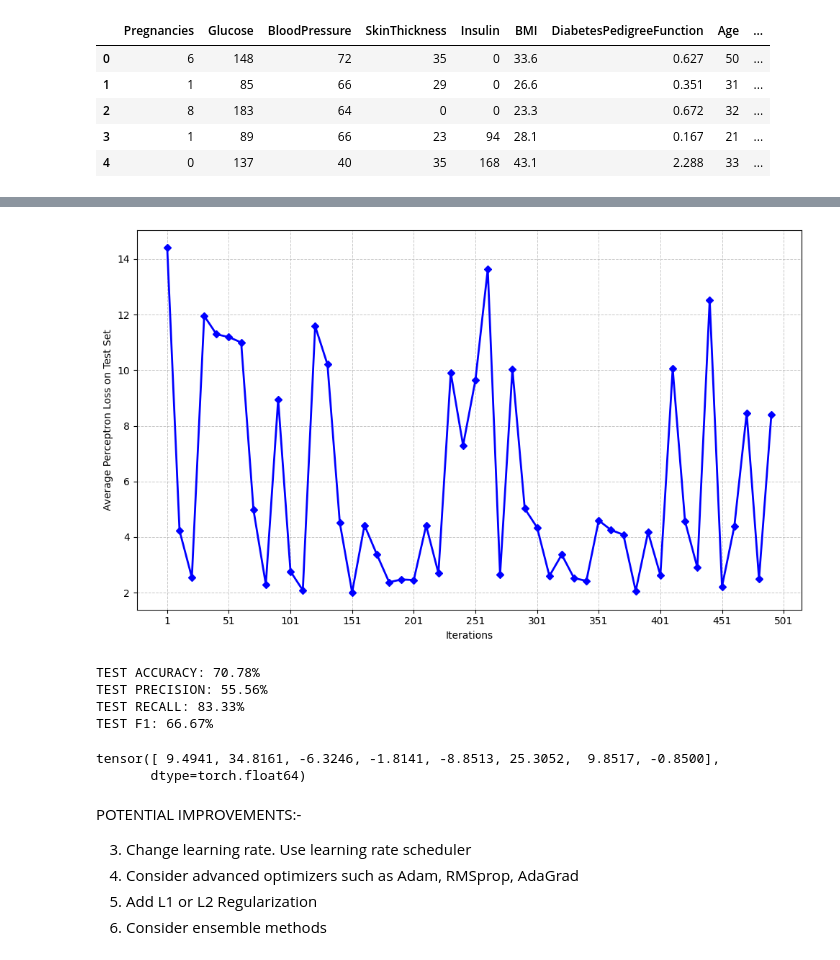
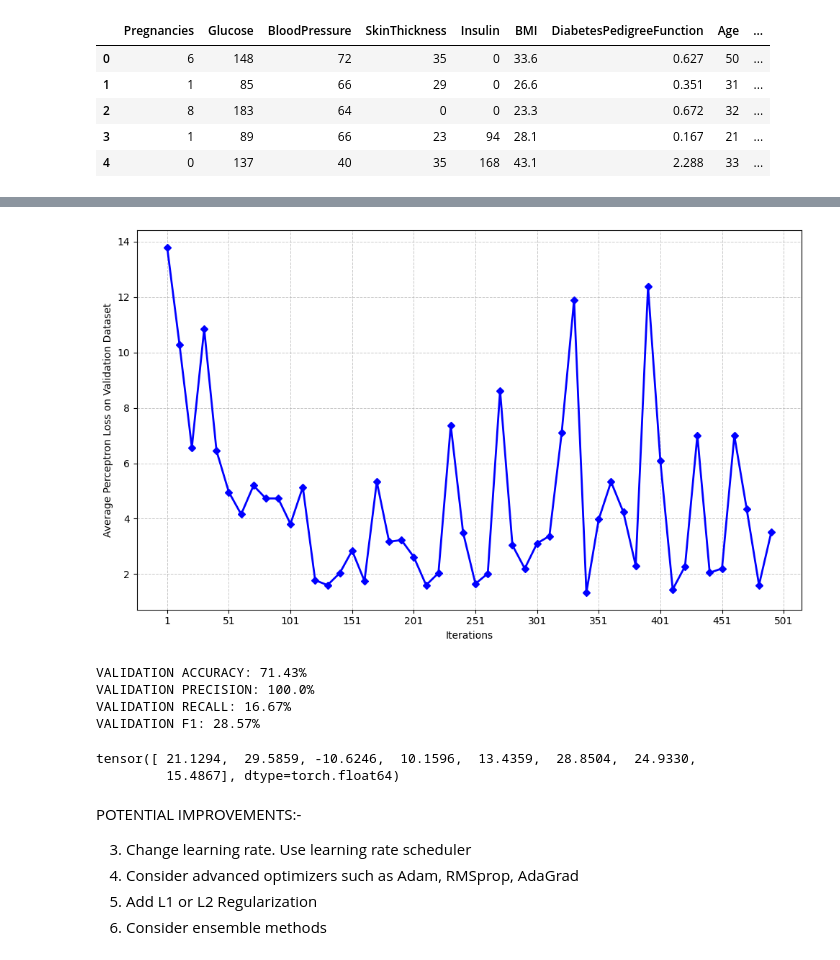
Before and after one commit to dasgauranga2/Deep-Learning-Fundamentals-Assignment-1, a Jupyter notebook: Assignment 1.ipynb, the cells around one changed output, grey strips where cells are left out. Cells and saved outputs as stored; diff of their text form; code cells hidden in the pictures.

Commit message:
Split dataset into three parts

```diff
--- a/Assignment 1.ipynb
+++ b/Assignment 1.ipynb
@@ -59,9 +109,9 @@ lr = 0.1
 # NO. OF ITERATIONS
 n_iter = 500
 # %%
-# WEIGHT VECTOR ALSO CONTAINING THE BIAS
+# WEIGHT VECTOR
 # INITIALIZED TO ZERO
-w = torch.zeros(x.shape[1], dtype=torch.float64)
+w1 = torch.zeros(x.shape[1], dtype=torch.float64)
 # %%
 # INDICATOR FUNCTION
 # IT RETURNS 1 WHEN THE PERCEPTRON MAKES A MISCLASSIFICATION
@@ -93,12 +144,26 @@ def predict(x,w):
         preds.append(pred)
 
     return torch.tensor(preds)
+# %%
+# FUNCTION TO PLOT THE LOSS CURVE
+def plot_losses(losses, xlabel='', ylabel=''):
+    plt.figure(figsize=(10, 6))
+
+    plt.grid(True, which='both', linestyle='--', linewidth=0.7, alpha=0.7)
+
+    plt.plot(list(range(1,500,10)), losses, color='b', linestyle='-', linewidth=2, marker='D', markersize=5)
+
+    plt.xticks(list(range(1,550,50)))
+    plt.xlabel(xlabel)
+    plt.ylabel(ylabel)
+    plt.tight_layout()
+    plt.show()
 # %%
-test_losses = []
+val_losses = []
 # %%
 for j in range(n_iter):
     # VECTOR USED TO UPDATE THE WEIGHT VECTOR
-    weight_update = torch.zeros_like(w)
+    weight_update = torch.zeros_like(w1)
 
     for i in range(x_train.shape[0]):
         # INPUT VECTOR
@@ -106,51 +171,41 @@ for j in range(n_iter):
         # TARGET LABEL
         yi = y_train[i]
         # VALUE OF INDICATOR FUNCTION
-        ind = indicator_func(xi,yi,w)
+        ind = indicator_func(xi,yi,w1)
 
         # ADD THE PERCEPTRON UPDATES FOR EACH ITERATION
         weight_update = weight_update + (yi*xi*ind)
 
     # UPDATE THE WEIGHT VECTOR
-    w = w + lr*weight_update
+    w1 = w1 + lr*weight_update
 
     if j%10 == 0:
-        # CALCULATE THE PERCEPTRON LOSS ON THE TEST DATASET
-        test_losses.append(loss_func(x_test,y_test,w))
+        # CALCULATE THE PERCEPTRON LOSS ON THE VALIDATION DATASET
+        val_losses.append(loss_func(x_val,y_val,w1))
 # %%
-plt.figure(figsize=(10, 6))
-
-plt.grid(True, which='both', linestyle='--', linewidth=0.7, alpha=0.7)
-
-plt.plot(list(range(1,500,10)), test_losses, color='b', linestyle='-', linewidth=2, marker='D', markersize=5, label='Test Loss')
-
-plt.xticks(list(range(1,550,50)))
-plt.xlabel('Iterations')
-plt.ylabel('Average Perceptron Loss on Test Set')
-#plt.title('Perceptron Loss on the Test Set')
-plt.tight_layout()
-plt.show()
+# PLOT THE VALIDATION SET LOSS CURVE
+plot_losses(val_losses, 'Iterations', 'Average Perceptron Loss on Validation Dataset')
 # %% [output]
-[figure, old version]
+[figure, new version]
 # %%
-# GET THE MODEL PREDICTIONS ON THE TEST SET
-preds = predict(x_test,w)
+# GET THE MODEL PREDICTIONS ON THE VALIDATION SET
+preds = predict(x_val,w1)
 
-print(f'TEST ACCURACY: {round(accuracy_score(y_test, preds)*100,2)}%')
-print(f'TEST PRECISION: {round(precision_score(y_test, preds)*100,2)}%')
-print(f'TEST RECALL: {round(recall_score(y_test, preds)*100,2)}%')
-print(f'TEST F1: {round(f1_score(y_test, preds)*100,2)}%')
+print(f'VALIDATION ACCURACY: {round(accuracy_score(y_val, preds)*100,2)}%')
+print(f'VALIDATION PRECISION: {round(precision_score(y_val, preds)*100,2)}%')
+print(f'VALIDATION RECALL: {round(recall_score(y_val, preds)*100,2)}%')
+print(f'VALIDATION F1: {round(f1_score(y_val, preds)*100,2)}%')
 # %% [output]
-TEST ACCURACY: 70.78%
-TEST PRECISION: 55.56%
-TEST RECALL: 83.33%
-TEST F1: 66.67%
+VALIDATION ACCURACY: 71.43%
+VALIDATION PRECISION: 100.0%
+VALIDATION RECALL: 16.67%
+VALIDATION F1: 28.57%
 # %%
 # OUTPUT THE WEIGHT VECTOR
-w
+w1
 # %% [output]
-tensor([ 9.4941, 34.8161, -6.3246, -1.8141, -8.8513, 25.3052,  9.8517, -0.8500],
-       dtype=torch.float64)
+tensor([ 21.1294,  29.5859, -10.6246,  10.1596,  13.4359,  28.8504,  24.9330,
+         15.4867], dtype=torch.float64)
 # %% [markdown]
 POTENTIAL IMPROVEMENTS:-
 
```
Also changed, not shown: parts of 21 cells of this notebook, 1 other file.
